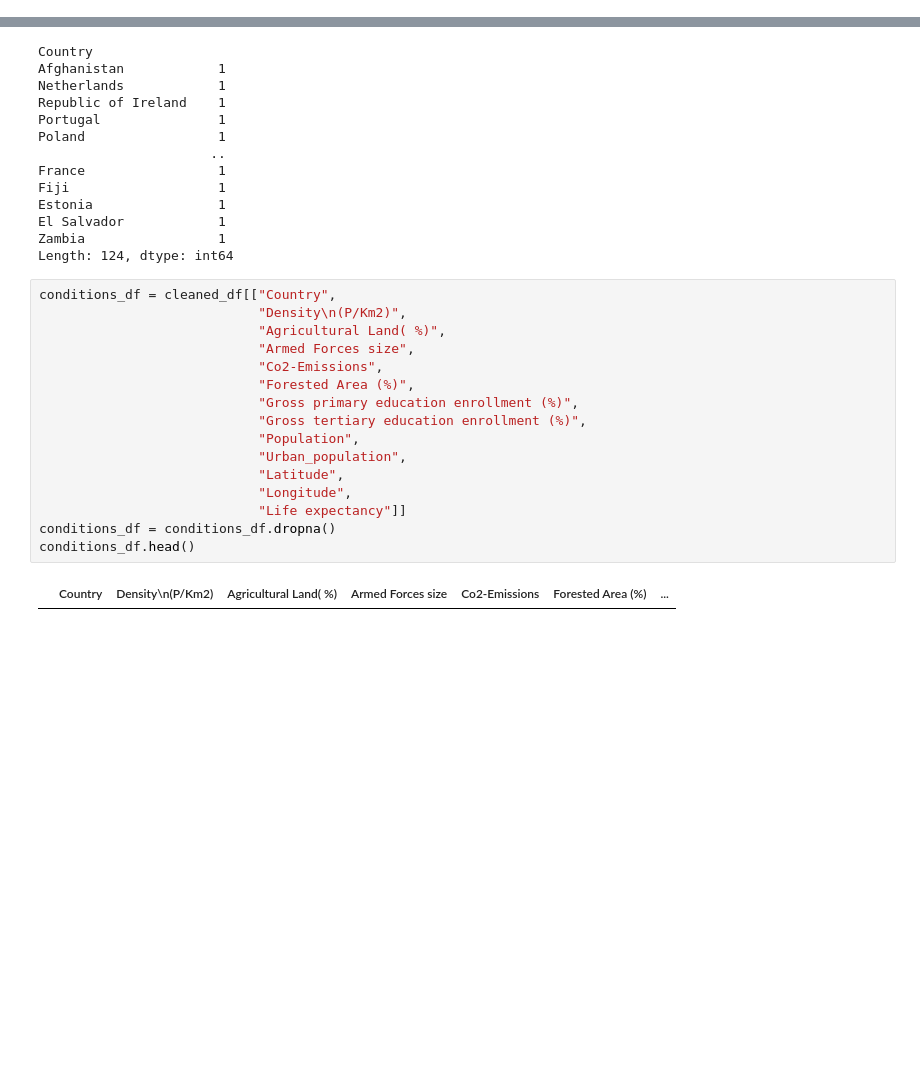
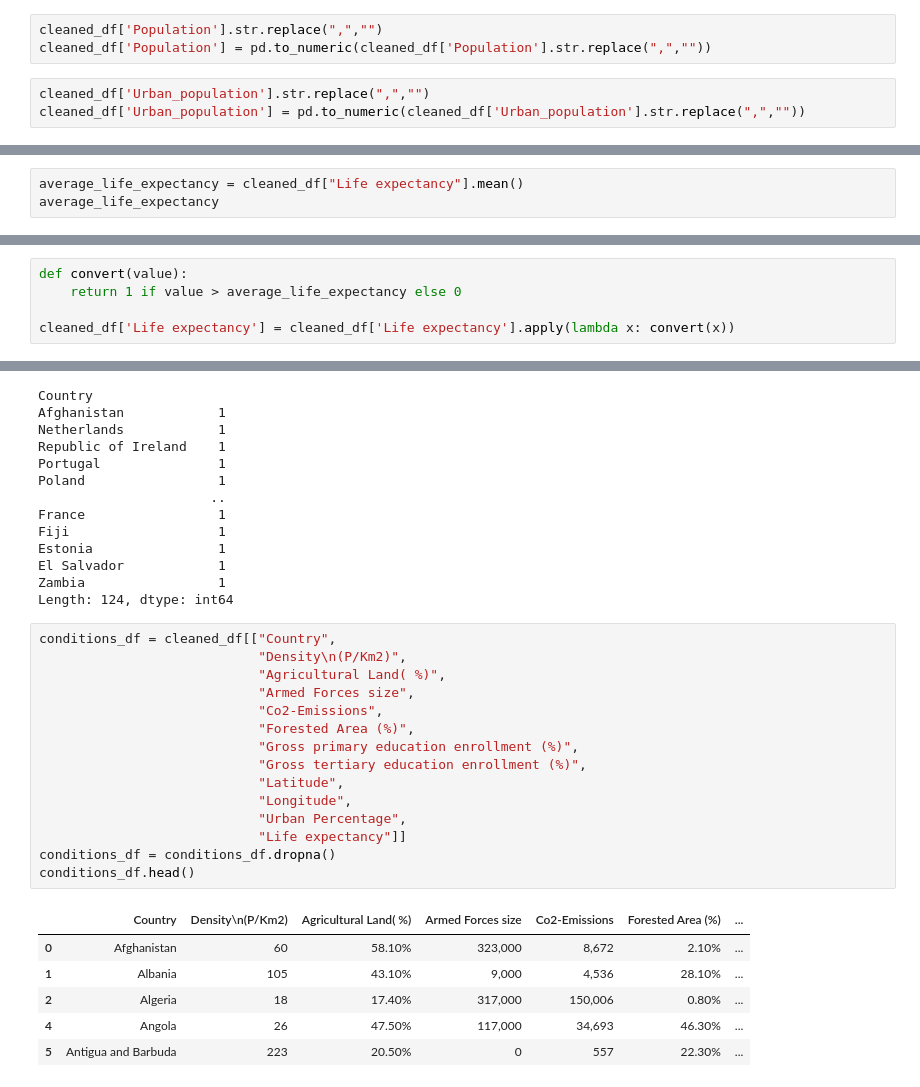
Before and after one commit to azrielmt/global-life-expectancy-investigation, a Jupyter notebook: data_clean.ipynb, the cells around one changed output, grey strips where cells are left out. Drawn from its saved outputs; the diff is of its cells as text; blank space fills up the shorter version.

```diff
--- a/data_clean.ipynb
+++ b/data_clean.ipynb
@@ -132,0 +117,6 @@ dtype: object
+# %%
+cleaned_df['Population'].str.replace(",","")
+cleaned_df['Population'] = pd.to_numeric(cleaned_df['Population'].str.replace(",",""))
+# %%
+cleaned_df['Urban_population'].str.replace(",","")
+cleaned_df['Urban_population'] = pd.to_numeric(cleaned_df['Urban_population'].str.replace(",",""))
@@ -141,3 +151,6 @@ cleaned_df.tail()
 | 193 | Zambia | 25 | 32.10% | 752,618 | 16,000 | 36.19 | ... |
 | 194 | Zimbabwe | 38 | 41.90% | 390,757 | 51,000 | 30.68 | ... |
 5 rows × 30 columns
+# %%
+average_life_expectancy = cleaned_df["Life expectancy"].mean()
+average_life_expectancy
@@ -143,0 +159,5 @@ cleaned_df.tail()
+# %%
+def convert(value):
+    return 1 if value > average_life_expectancy else 0
+
+cleaned_df['Life expectancy'] = cleaned_df['Life expectancy'].apply(lambda x: convert(x))
@@ -215,20 +323,24 @@ Length: 124, dtype: int64
 # %%
 conditions_df = cleaned_df[["Country",
                             "Density\n(P/Km2)",
                             "Agricultural Land( %)",
                             "Armed Forces size",
                             "Co2-Emissions",
                             "Forested Area (%)",
                             "Gross primary education enrollment (%)",
                             "Gross tertiary education enrollment (%)",
-                            "Population",
-                            "Urban_population",
                             "Latitude",
                             "Longitude",
+                            "Urban Percentage",
                             "Life expectancy"]]
 conditions_df = conditions_df.dropna()
 conditions_df.head()
 # %% [output]
 |  | Country | Density\n(P/Km2) | Agricultural Land( %) | Armed Forces size | Co2-Emissions | Forested Area (%) | ... |
+| 0 | Afghanistan | 60 | 58.10% | 323,000 | 8,672 | 2.10% | ... |
+| 1 | Albania | 105 | 43.10% | 9,000 | 4,536 | 28.10% | ... |
+| 2 | Algeria | 18 | 17.40% | 317,000 | 150,006 | 0.80% | ... |
+| 4 | Angola | 26 | 47.50% | 117,000 | 34,693 | 46.30% | ... |
+| 5 | Antigua and Barbuda | 223 | 20.50% | 0 | 557 | 22.30% | ... |
 # %%
 conditions_df.value_counts("Country")
```
Also changed, not shown: parts of 30 cells of this notebook.
